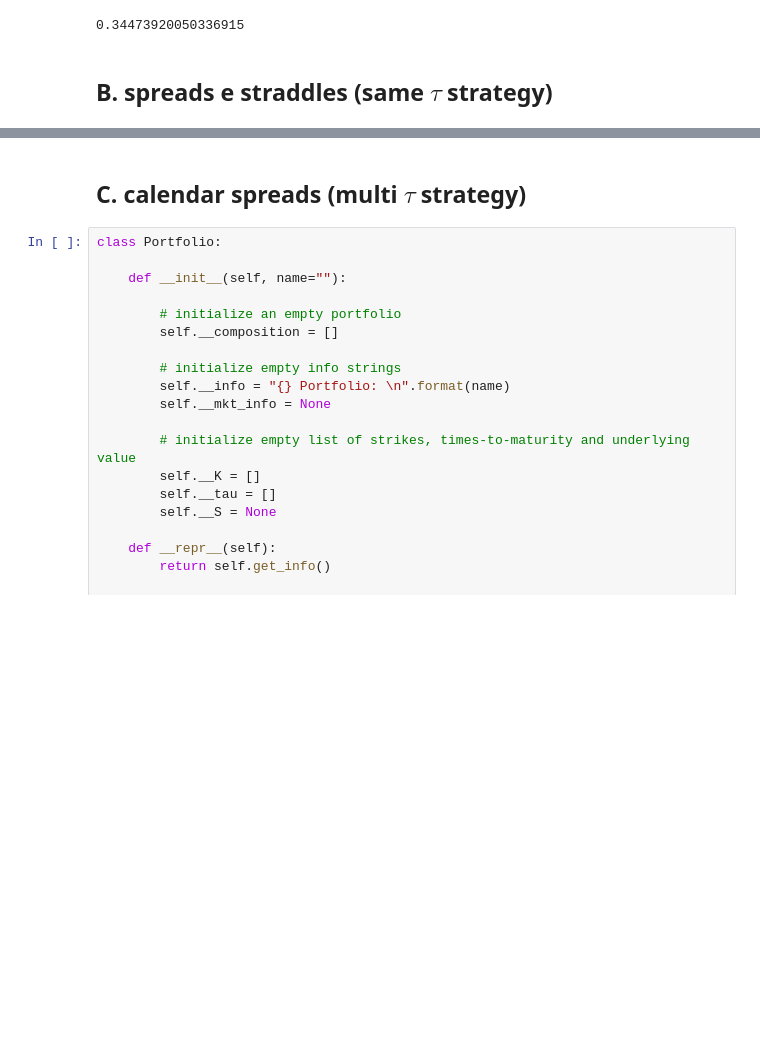
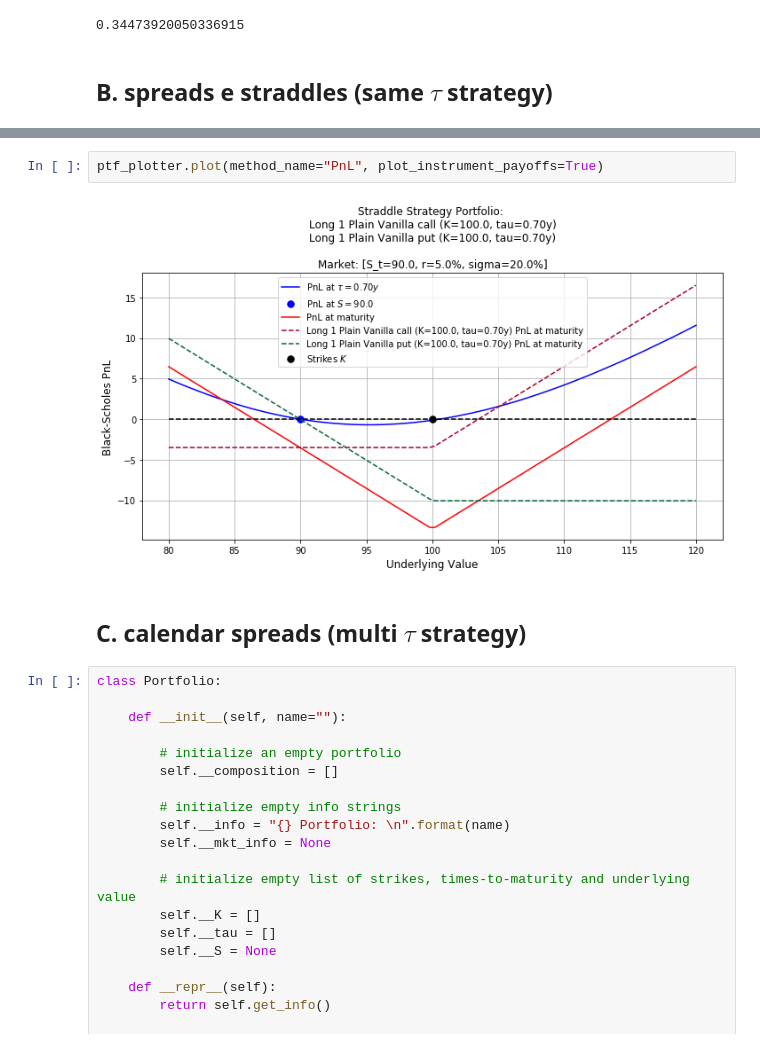
Before and after one commit to gabrielepompa88/IT-For-Business-And-Finance-2019-20, a Jupyter notebook: Notebooks/Derivatives_Analytics___Objects_Composition.ipynb, the cells around one changed output, grey strips where cells are left out. Cells and saved outputs as stored; diff of their text form; blank space fills up the shorter version.

```diff
--- a/Notebooks/Derivatives_Analytics___Objects_Composition.ipynb
+++ b/Notebooks/Derivatives_Analytics___Objects_Composition.ipynb
@@ -2930,3 +2991,7 @@ Vanilla_Put.price() - Vanilla_Put.price(tau=0.3)
+# %%
+ptf_plotter.plot(method_name="PnL", plot_instrument_payoffs=True)
+# %% [output]
+[figure, added]
 # %% [markdown]
 ## C. calendar spreads (multi $\tau$ strategy)
 # %%
```
Also changed, not shown: parts of 14 cells of this notebook.
